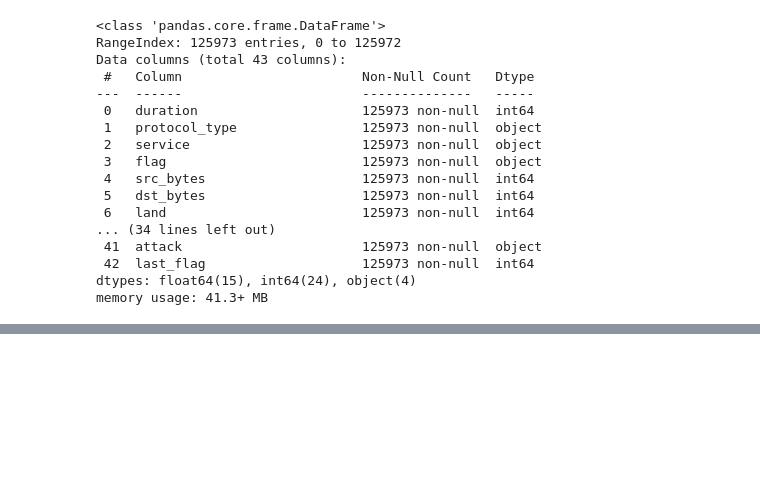
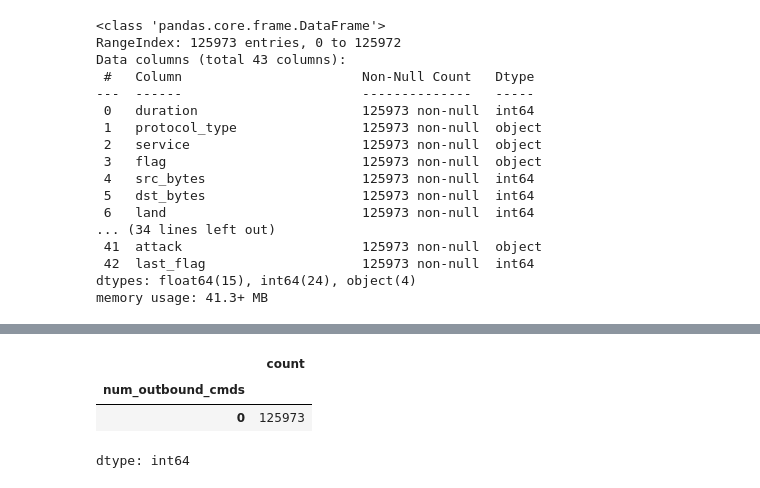
Before and after one commit to AXBOUF/python_visulization, a Jupyter notebook: Network_Anomaly.ipynb, the cells around one changed output, grey strips where cells are left out. Cells and saved outputs as stored; diff of their text form; code cells hidden in the pictures; blank space fills up the shorter version.

```diff
--- a/Network_Anomaly.ipynb
+++ b/Network_Anomaly.ipynb
@@ -161,0 +177,7 @@ memory usage: 41.3+ MB
+# %%
+df['num_outbound_cmds'].value_counts() # dropped
+# %% [output]
+|  | count |
+| num_outbound_cmds |  |
+| 0 | 125973 |
+dtype: int64
```
Also changed, not shown: parts of 3 cells of this notebook.
